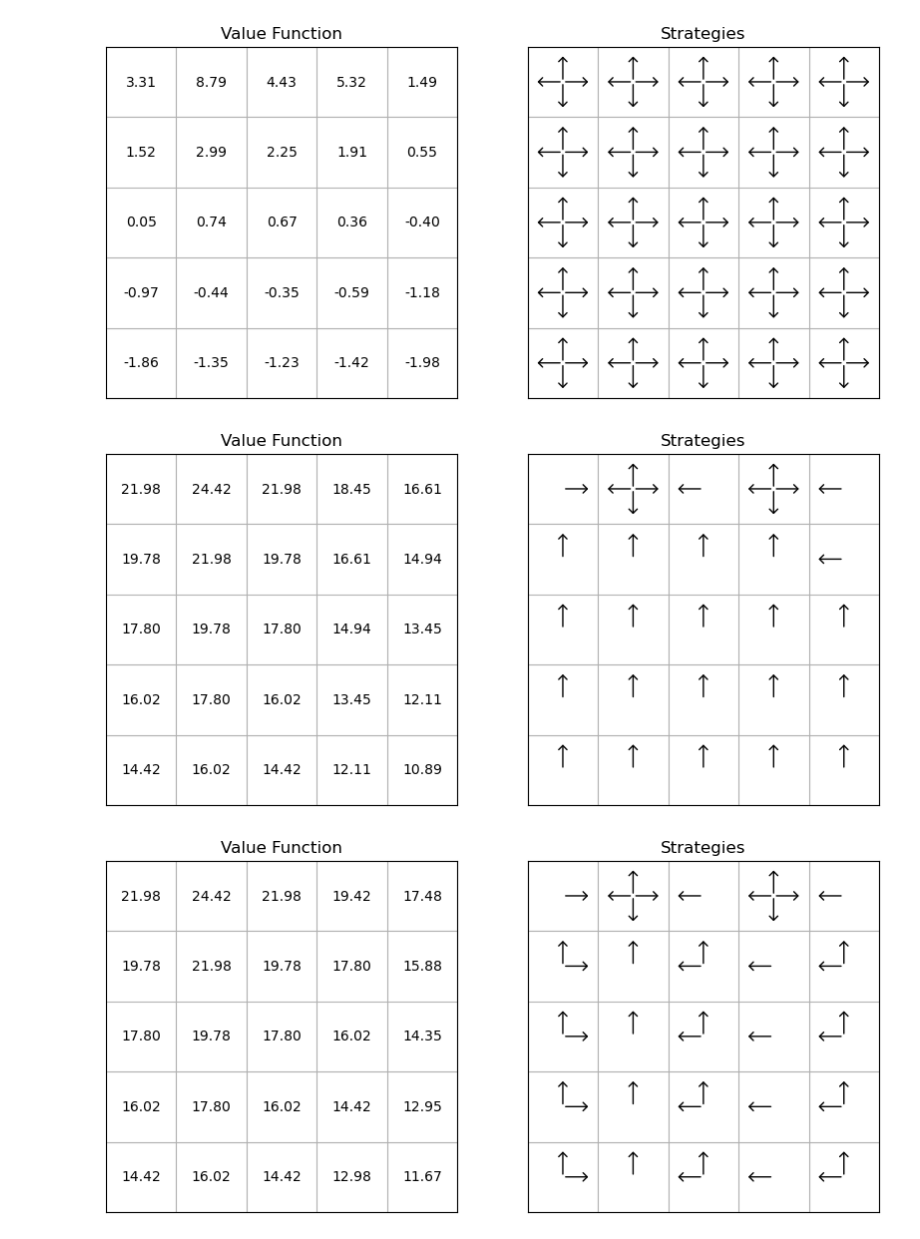
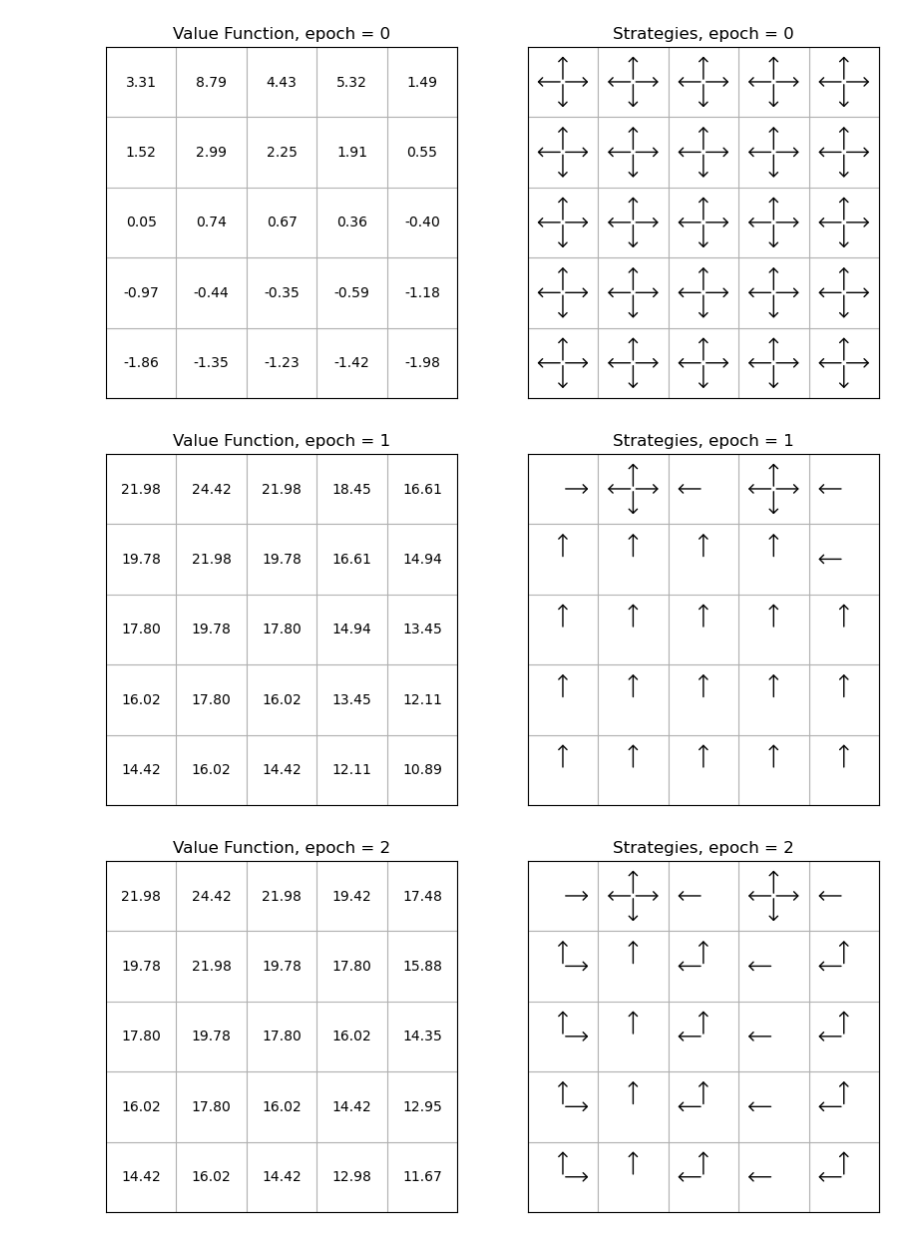
Before and after one commit to WentaoLyu/RFAssignment, a Jupyter notebook: hw1/hw1_23210180109.ipynb, the cells around one changed output. Cells and saved outputs as stored; diff of their text form; code cells hidden in the pictures.

```diff
--- a/hw1/hw1_23210180109.ipynb
+++ b/hw1/hw1_23210180109.ipynb
@@ -75,15 +81,15 @@ class Agent:
             improve_tensor[:, :, index_reward] += self.gamma * self.value_function
         programing_tensor = np.einsum("lmrijk,lmr->ijk", self.dynamic_function, improve_tensor)
         # 贪心地进行优化
-        max = np.max(programing_tensor, axis=2, keepdims=True)
-        is_max = np.isclose(programing_tensor, max, atol=1e-6)
+        max_val = np.max(programing_tensor, axis=2, keepdims=True)
+        is_max = np.isclose(programing_tensor, max_val, atol=1e-6)
         counts = np.sum(is_max, axis=2, keepdims=True)
         result = np.zeros((5, 5, 4))
         counts = np.tile(counts, (1, 1, 4))
         result[is_max] = 1 / counts[is_max]
         self.strategy = result
 
-    def visualize(self) -> None:
+    def visualize(self,epochs) -> None:
         """
         该函数用于网格世界的可视化
         """
@@ -100,7 +106,7 @@ class Agent:
         axs[0].set_xticks(np.arange(-0.5, grid_size[1], 1), [])
         axs[0].set_yticks(np.arange(-0.5, grid_size[0], 1), [])
         axs[0].grid(True)
-        axs[0].set_title('Value Function')
+        axs[0].set_title(f'Value Function, epoch = {epochs}')
         axs[0].set_xticklabels([])
         axs[0].set_yticklabels([])
         axs[0].set_xlim(-0.5, grid_size[1] - 0.5)
@@ -136,35 +142,35 @@ class Agent:
                                             arrowstyle='->,head_width=3,head_length=3',
                                             color='black', lw=1)
                     axs[1].add_patch(arrow)
 
         axs[1].set_xticks(np.arange(-0.5, grid_size[1], 1), [])
         axs[1].set_yticks(np.arange(-0.5, grid_size[0], 1), [])
         axs[1].grid(True)
-        axs[1].set_title('Strategies')
+        axs[1].set_title(f'Strategies, epoch = {epochs}')
         axs[1].set_xticklabels([])
         axs[1].set_yticklabels([])
         axs[1].set_xlim(-0.5, grid_size[1] - 0.5)
         axs[1].set_ylim(-0.5, grid_size[0] - 0.5)
         axs[1].invert_yaxis()
         axs[1].xaxis.set_ticks_position('none')
         axs[1].yaxis.set_ticks_position('none')
         axs[1].set_aspect('equal')
         plt.show()
 
     def learn(self, times):
         """
         该函数使智能体开始按谁定的策略学习，同事将学习的结果可视化.
         :param times: 进行学习的轮数.
         """
         for epochs in range(times):
             self.evaluate()
-            a.visualize()
+            a.visualize(epochs)
             self.improve()
 
 
 a = Agent(gamma=0.9)
 a.learn(times=8)
 # %% [output]
-[figure, old version]
+[figure, new version]
-[figure, old version]
+[figure, new version]
-[figure, old version]
+[figure, new version]
```
Also changed, not shown: parts of 3 cells of this notebook.
